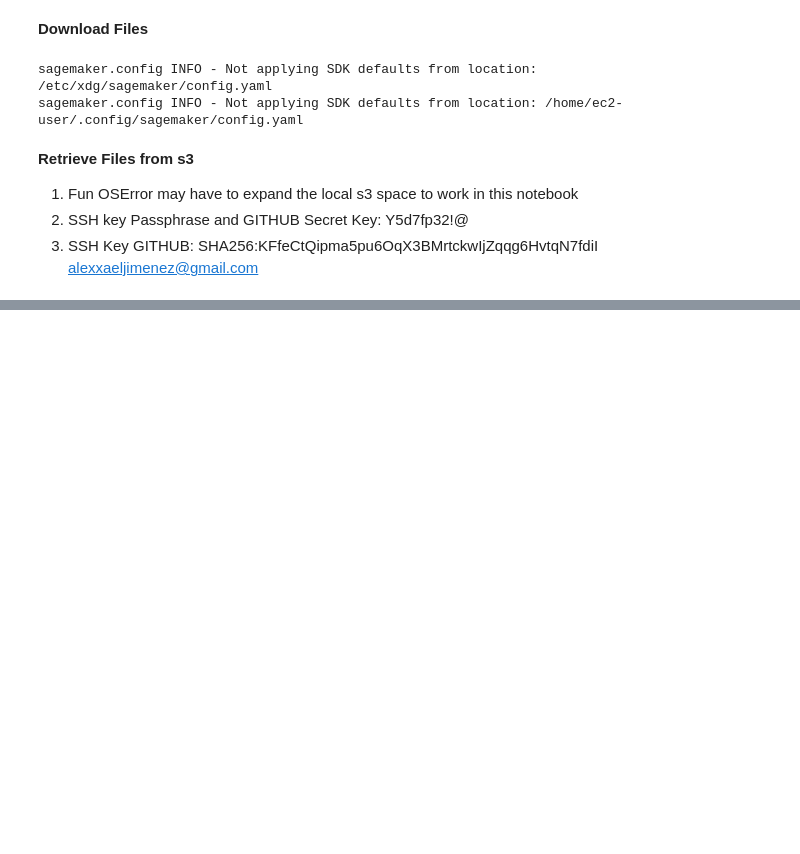
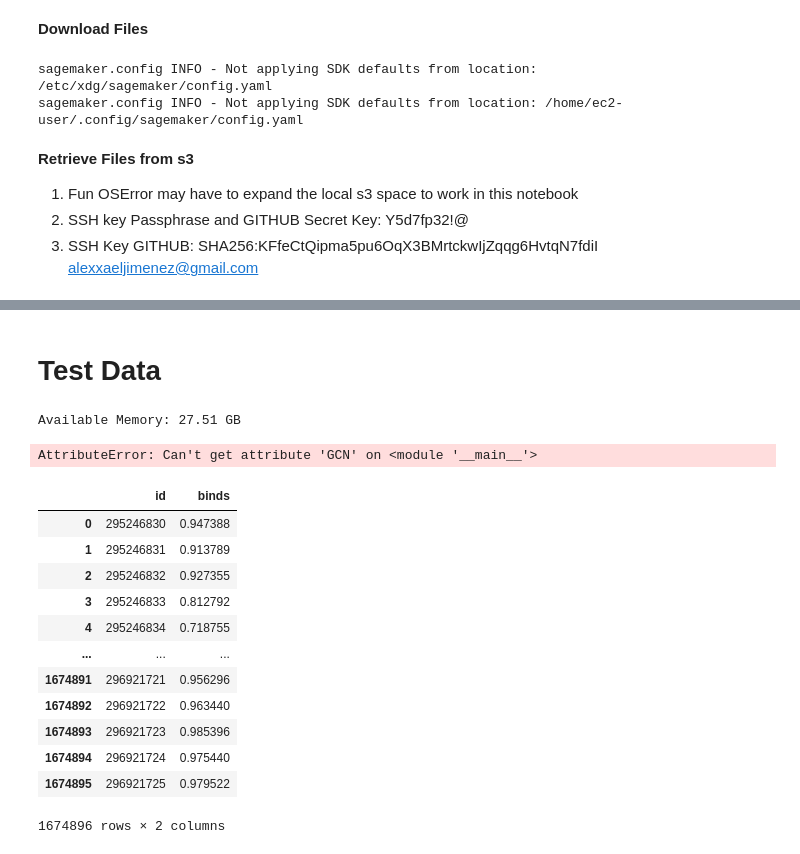
Before and after one commit to alexjimenez99/Leash-Bio, a Jupyter notebook: Leash_Bio_Kaggle.ipynb, the cells around one changed output, grey strips where cells are left out. Cells and saved outputs as stored; diff of their text form; code cells hidden in the pictures; blank space fills up the shorter version.

```diff
--- a/Leash_Bio_Kaggle.ipynb
+++ b/Leash_Bio_Kaggle.ipynb
@@ -322,0 +1093,2 @@ train_data = train_data.drop(columns = ['index'])
+# %% [markdown]
+# Test Data
@@ -322,0 +1142,52 @@ train_data = train_data.drop(columns = ['index'])
+# %%
+submission_df                    =   pd.DataFrame()
+for index in range(batches):
+    # Need to fix the logic for this no no need to open full json file everytime
+    # Implement the batching into all function calls
+
+    subset_keys                  = vocab_keys[index*batch_size:(index + 1)*batch_size]
+    # Step 3: Create a new dictionary with these keys
+    token_subset                 = {key: vocab_tokens[key] for key in subset_keys}
+
+    final_test, proteins         = preprocess_main(batch_size   = batch_size,
+                                                   index        = index,
+                                                   vocab_tokens = token_subset,
+                                                  )
+
+    model, submissions           = inference_csv(final_test,
+                                   test_data[index*batch_size:(index + 1)*batch_size],
+                                   proteins,
+                                   submission_name = f'Model Submissions/submission_b{index}.csv',
+                                   model_name      = 'GCN_15000_2576_08-05-2024.pth')
+
+
+
+    submission_df                = pd.concat([submission_df, submissions], axis = 0)
+
+    # Delete Variables to deal with memory
+    del subset_keys
+    del token_subset
+    del final_test
+    del proteins
+
+    # Force Garbage Collection for Memory
+    gc.collect()
+# %% [output]
+Available Memory: 27.51 GB
+AttributeError: Can't get attribute 'GCN' on <module '__main__'>
+# %%
+submission_df
+# %% [output]
+|  | id | binds |
+| 0 | 295246830 | 0.947388 |
+| 1 | 295246831 | 0.913789 |
+| 2 | 295246832 | 0.927355 |
+| 3 | 295246833 | 0.812792 |
+| 4 | 295246834 | 0.718755 |
+| ... | ... | ... |
+| 1674891 | 296921721 | 0.956296 |
+| 1674892 | 296921722 | 0.963440 |
+| 1674893 | 296921723 | 0.985396 |
+| 1674894 | 296921724 | 0.975440 |
+| 1674895 | 296921725 | 0.979522 |
+1674896 rows × 2 columns
```
Also changed, not shown: parts of 61 cells of this notebook.
